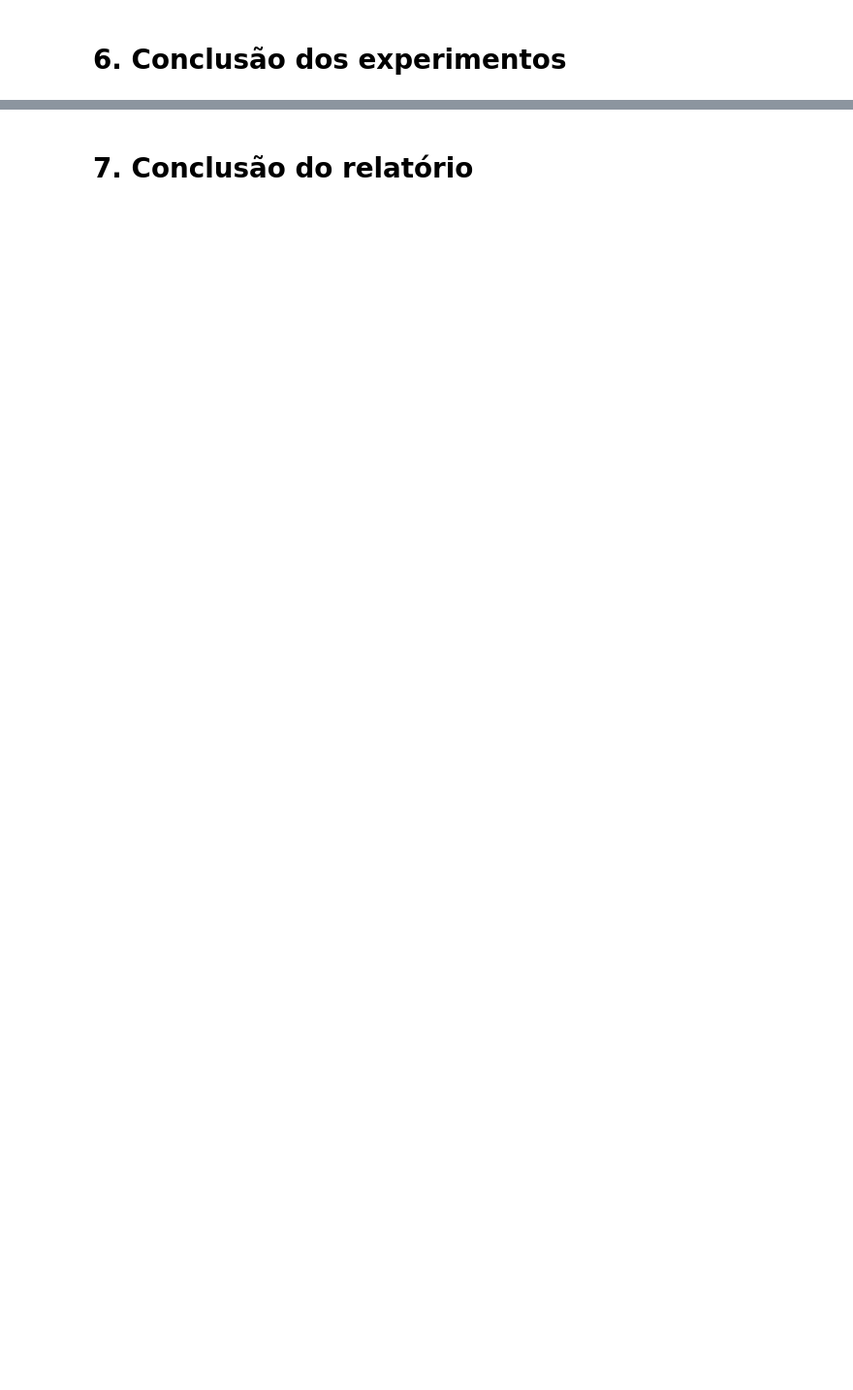
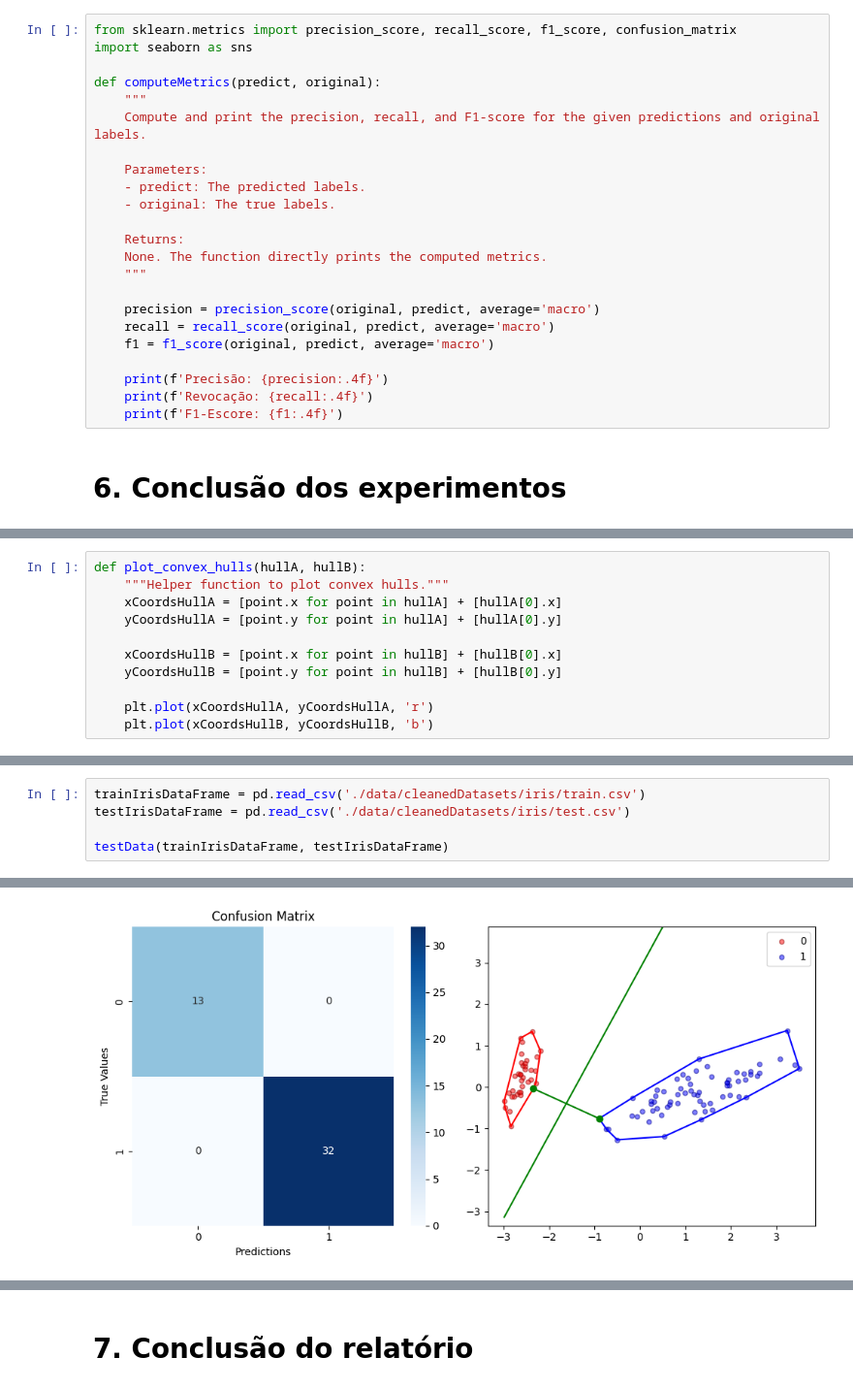
Before and after one commit to FredericoBaker/tp1-Algoritmos2, a Jupyter notebook: TP1_ALG2.ipynb, the cells around one changed output, grey strips where cells are left out. Shown at 97% size. Cells and saved outputs as stored; diff of their text form; blank space fills up the shorter version.

```diff
--- a/TP1_ALG2.ipynb
+++ b/TP1_ALG2.ipynb
@@ -1031,2 +1043,25 @@ testClassify()
+# %%
+from sklearn.metrics import precision_score, recall_score, f1_score, confusion_matrix
+import seaborn as sns
+
+def computeMetrics(predict, original):
+    """
+    Compute and print the precision, recall, and F1-score for the given predictions and original labels.
+
+    Parameters:
+    - predict: The predicted labels.
+    - original: The true labels.
+
+    Returns:
+    None. The function directly prints the computed metrics.
+    """
+
+    precision = precision_score(original, predict, average='macro')
+    recall = recall_score(original, predict, average='macro')
+    f1 = f1_score(original, predict, average='macro')
+
+    print(f'Precisão: {precision:.4f}')
+    print(f'Revocação: {recall:.4f}')
+    print(f'F1-Escore: {f1:.4f}')
 # %% [markdown]
 # 6. Conclusão dos experimentos
@@ -1032,0 +1070,11 @@ testClassify()
+# %%
+def plot_convex_hulls(hullA, hullB):
+    """Helper function to plot convex hulls."""
+    xCoordsHullA = [point.x for point in hullA] + [hullA[0].x]
+    yCoordsHullA = [point.y for point in hullA] + [hullA[0].y]
+
+    xCoordsHullB = [point.x for point in hullB] + [hullB[0].x]
+    yCoordsHullB = [point.y for point in hullB] + [hullB[0].y]
+
+    plt.plot(xCoordsHullA, yCoordsHullA, 'r')
+    plt.plot(xCoordsHullB, yCoordsHullB, 'b')
@@ -1032,0 +1188,6 @@ testClassify()
+# %%
+trainIrisDataFrame = pd.read_csv('./data/cleanedDatasets/iris/train.csv')
+testIrisDataFrame = pd.read_csv('./data/cleanedDatasets/iris/test.csv')
+
+testData(trainIrisDataFrame, testIrisDataFrame)
+# %% [output]
@@ -1032,0 +1200 @@ testClassify()
+[figure, added]
```
Also changed, not shown: parts of 53 cells of this notebook, 18 other files.
